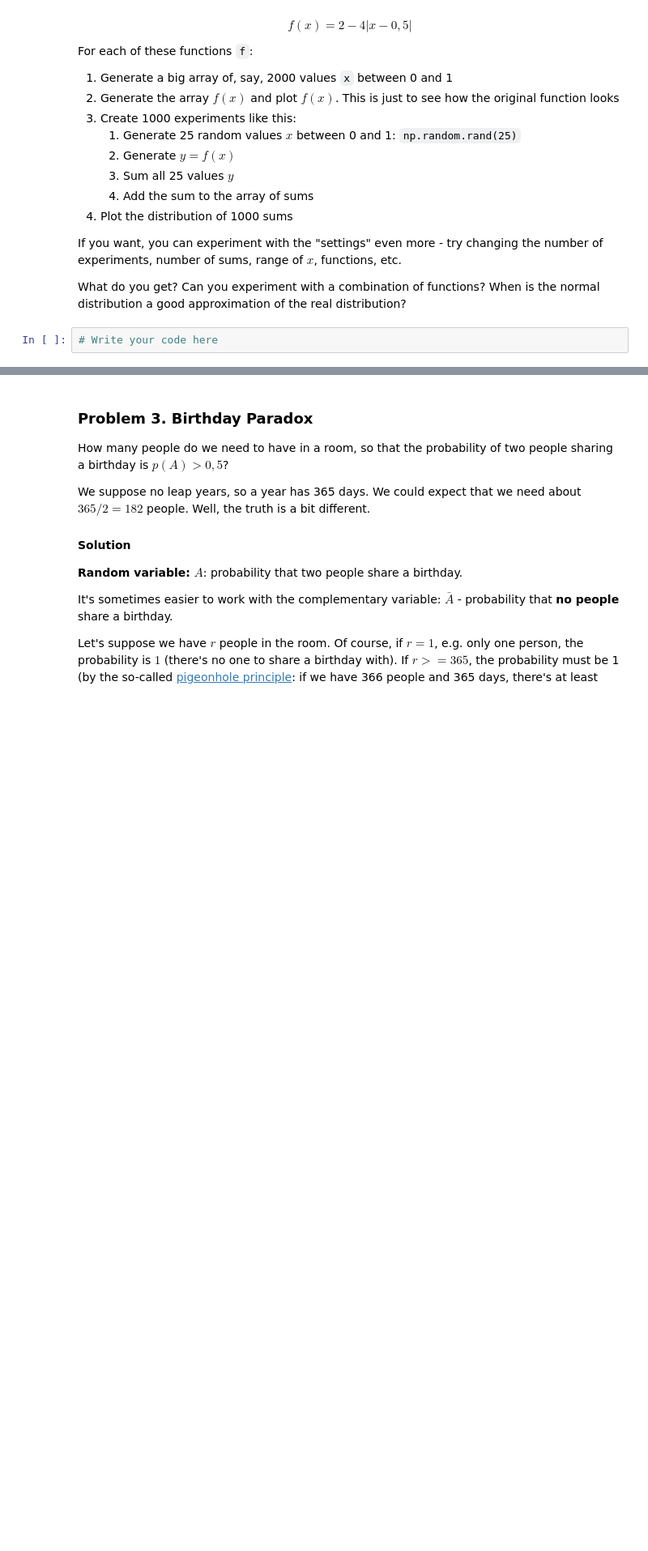
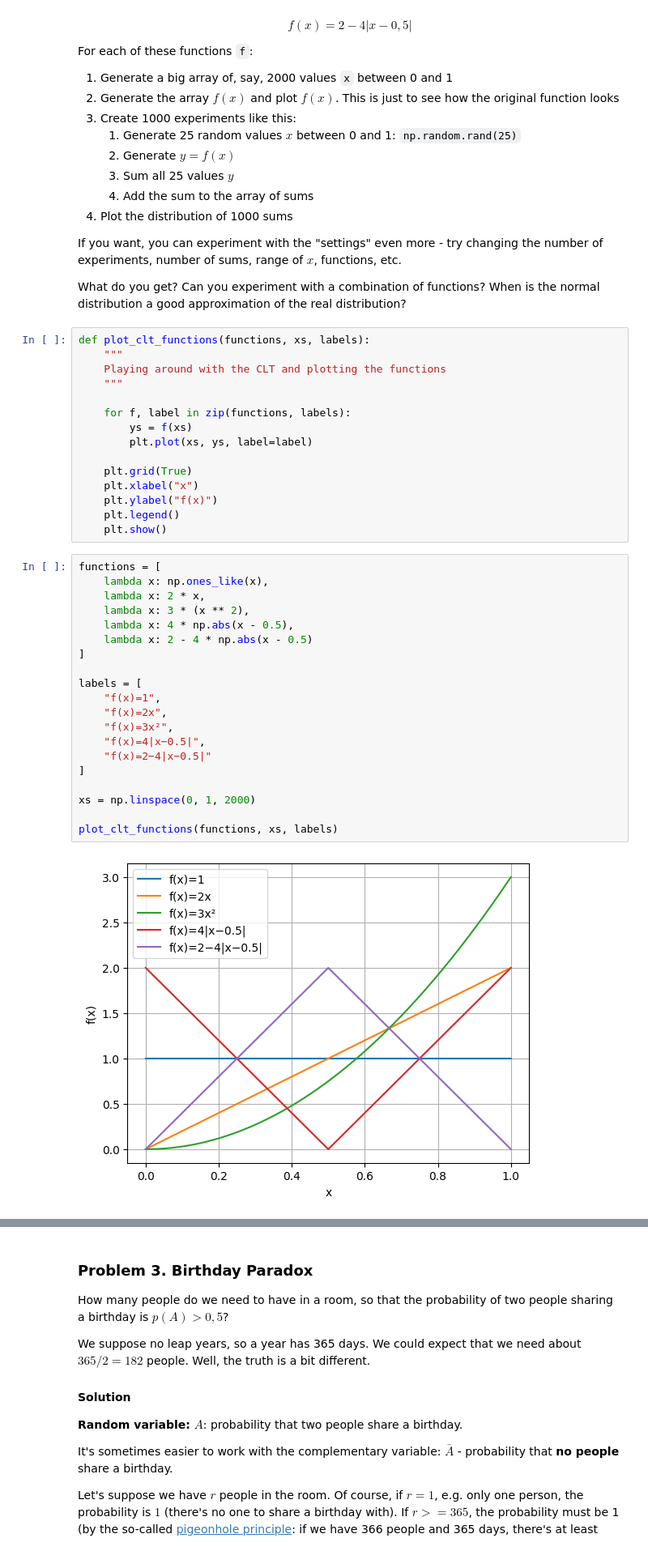
Before and after one commit to stilyan122/AI-and-Machine-Learning, a Jupyter notebook: Math Concepts for Developers/Probability and Combinatorics/Probability and Combinatorics Exercise.ipynb, the cells around one changed output, grey strips where cells are left out. Shown at 81% size. Saved outputs shown, nothing was run; the diff lists cells and outputs as text; blank space fills up the shorter version.

```diff
--- a/Math Concepts for Developers/Probability and Combinatorics/Probability and Combinatorics Exercise.ipynb
+++ b/Math Concepts for Developers/Probability and Combinatorics/Probability and Combinatorics Exercise.ipynb
@@ -157,5 +156,40 @@ For each of these functions `f`:
 If you want, you can experiment with the "settings" even more - try changing the number of experiments, number of sums, range of $x$, functions, etc.
 
 What do you get? Can you experiment with a combination of functions? When is the normal distribution a good approximation of the real distribution?
-# %%
-# Write your code here
+# %%
+def plot_clt_functions(functions, xs, labels):
+    """
+    Playing around with the CLT and plotting the functions
+    """
+
+    for f, label in zip(functions, labels):
+        ys = f(xs)
+        plt.plot(xs, ys, label=label)
+
+    plt.grid(True)
+    plt.xlabel("x")
+    plt.ylabel("f(x)")
+    plt.legend()
+    plt.show()
+# %%
+functions = [
+    lambda x: np.ones_like(x),
+    lambda x: 2 * x,
+    lambda x: 3 * (x ** 2),
+    lambda x: 4 * np.abs(x - 0.5),
+    lambda x: 2 - 4 * np.abs(x - 0.5)
+]
+
+labels = [
+    "f(x)=1",
+    "f(x)=2x",
+    "f(x)=3x²",
+    "f(x)=4|x−0.5|",
+    "f(x)=2−4|x−0.5|"
+]
+
+xs = np.linspace(0, 1, 2000)
+
+plot_clt_functions(functions, xs, labels)
+# %% [output]
+[figure, added]
```
Also changed, not shown: parts of 20 cells of this notebook.
